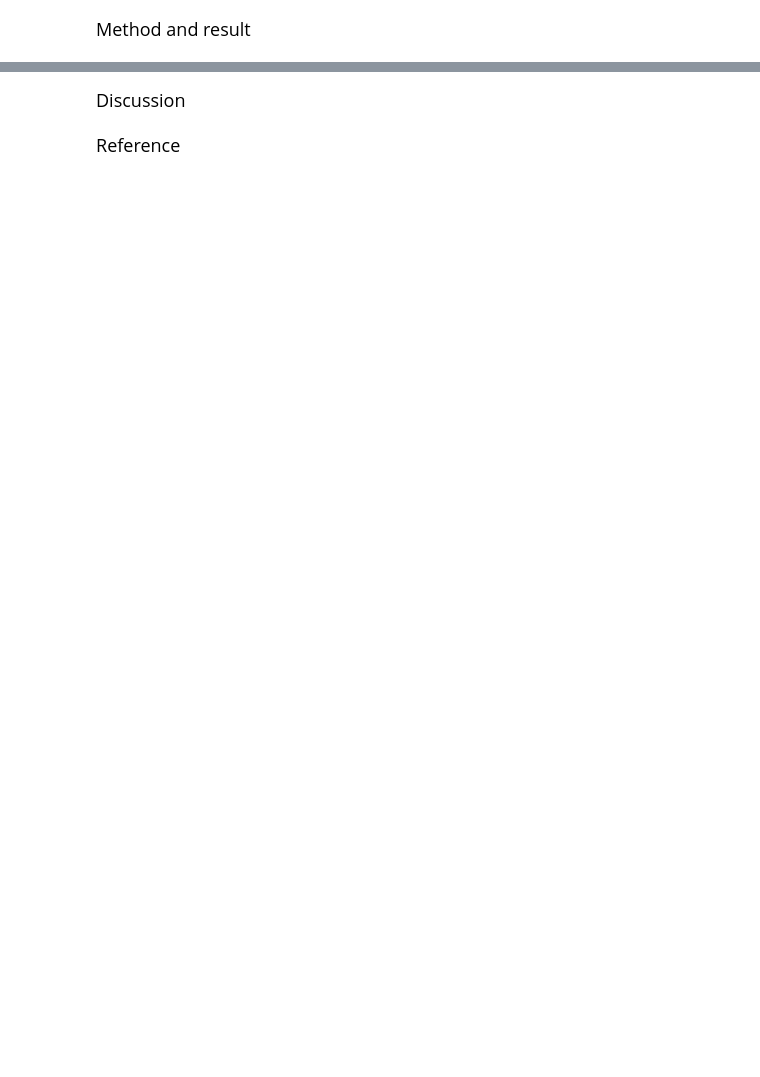
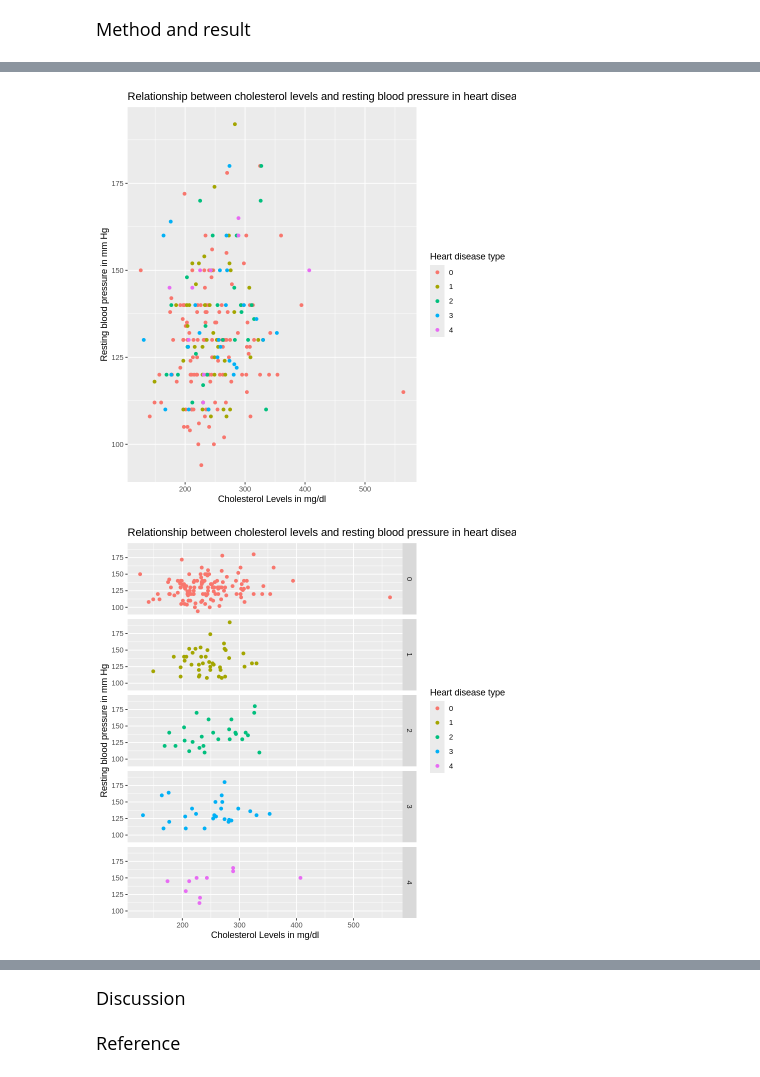
Before and after one commit to Kuiyun24z/DSCI-100-Project-, a Jupyter notebook: Final Project.ipynb, the cells around one changed output, grey strips where cells are left out. Cells and saved outputs as stored; diff of their text form; code cells hidden in the pictures; blank space fills up the shorter version.

```diff
--- a/Final Project.ipynb
+++ b/Final Project.ipynb
@@ -12,0 +89,5 @@ Heart disease, a term used to refer to several types of heart conditions, is one
+# %%
+set.seed(123)
+heart_disease_split <- initial_split(heart_data_clean, prop = 0.75, strata = target)
+heart_disease_train <- training(heart_disease_split)
+heart_disease_test <- testing(heart_disease_split)
@@ -12,0 +96,22 @@ Heart disease, a term used to refer to several types of heart conditions, is one
+# %%
+table_data <- heart_disease_train |>
+select("chol", "trestbps", "target")
+
+# number of obs
+num_obs <- nrow(table_data)
+heart_disease_obs <- table_data |>
+group_by(target) |>
+summarise(count = n(),
+         percentage = n()/num_obs*100)
+
+
+# Resting bp and cholesterol relationship
+heart_cp_chol <- table_data |>
+group_by(target) |>
+summarise(mean_trestbps = mean(trestbps),
+          mean_chol = mean(chol))
+heart_cp_chol
+
+heart_cp_chol_chart <- table_data |>
+group_by(target) |>
+summarise(across(c(chol, trestbps)))
@@ -12,0 +135,19 @@ Heart disease, a term used to refer to several types of heart conditions, is one
+# %%
+# Resting bp and cholesterol relationship plot
+heart_cp_bp_plot<- ggplot(heart_cp_chol_chart, aes(x = chol, y= trestbps, color= target)) +
+geom_point()+labs(x = "Cholesterol Levels in mg/dl",
+                  y = "Resting blood pressure in mm Hg",
+                  title = "Relationship between cholesterol levels and resting blood pressure in heart disease",
+                  color = "Heart disease type")
+heart_cp_bp_plot
+
+heart_cp_bp_many<- ggplot(heart_cp_chol_chart, aes(x = chol, y= trestbps, color= target)) +
+geom_point()+labs(x = "Cholesterol Levels in mg/dl",
+                  y = "Resting blood pressure in mm Hg",
+                  title = "Relationship between cholesterol levels and resting blood pressure in heart disease",
+                  color = "Heart disease type")+
+facet_grid(rows=vars(target))
+heart_cp_bp_many
+# %% [output]
+[figure, added]
+[figure, added]
```
Also changed, not shown: parts of 18 cells of this notebook.
